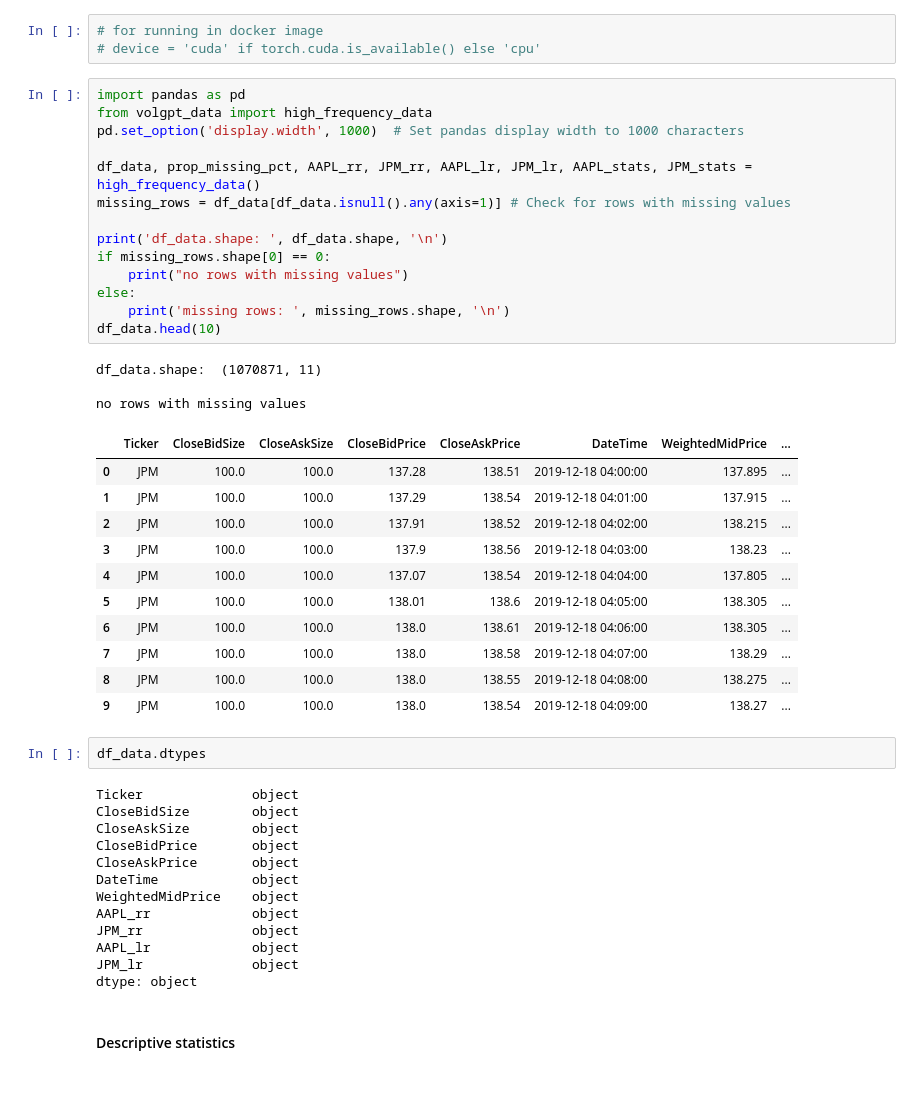
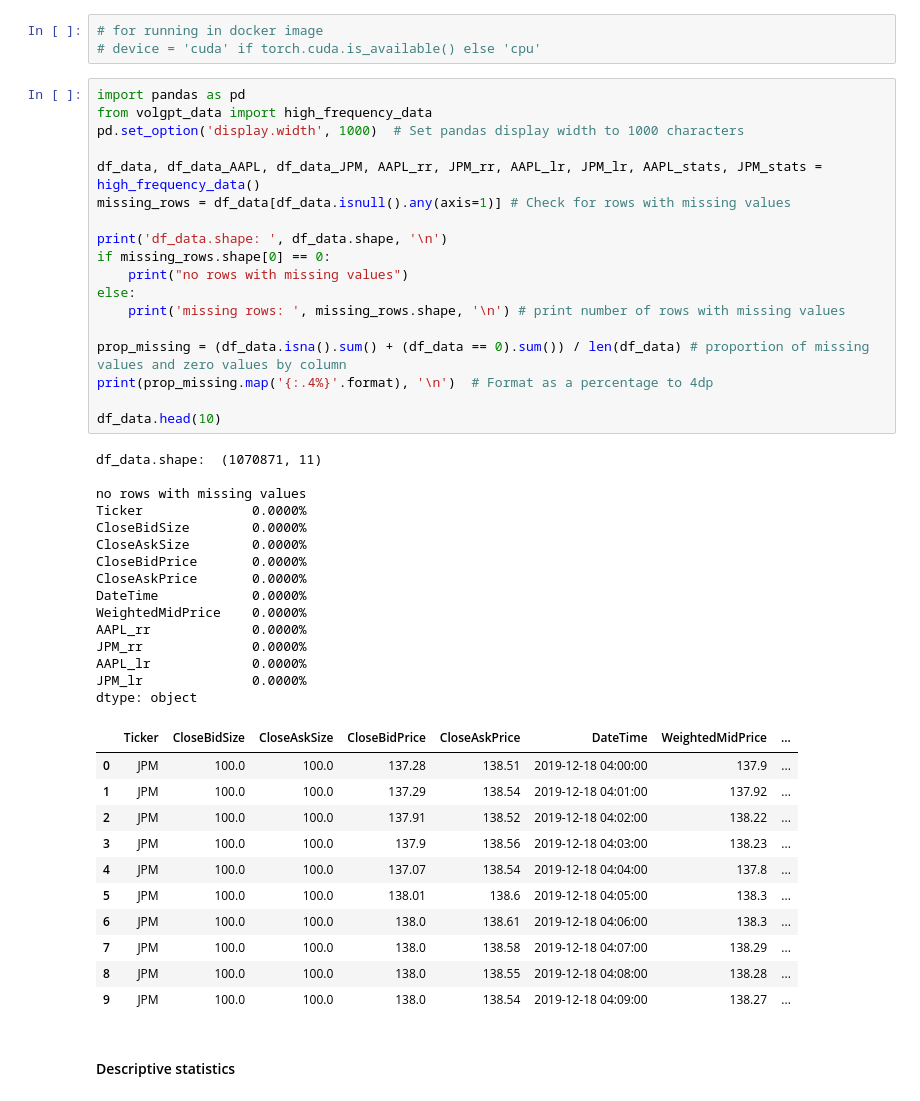
Before and after one commit to g-i-o-r-g-i-o/volgpt, a Jupyter notebook: volgpt_data.ipynb, the cells around one changed output. Cells and saved outputs as stored; diff of their text form.

```diff
--- a/volgpt_data.ipynb
+++ b/volgpt_data.ipynb
@@ -50,47 +55,48 @@ Device name: NVIDIA GeForce RTX 3080 Ti Laptop GPU
 # %%
 import pandas as pd
 from volgpt_data import high_frequency_data
 pd.set_option('display.width', 1000)  # Set pandas display width to 1000 characters
 
-df_data, prop_missing_pct, AAPL_rr, JPM_rr, AAPL_lr, JPM_lr, AAPL_stats, JPM_stats = high_frequency_data()
+df_data, df_data_AAPL, df_data_JPM, AAPL_rr, JPM_rr, AAPL_lr, JPM_lr, AAPL_stats, JPM_stats = high_frequency_data()
 missing_rows = df_data[df_data.isnull().any(axis=1)] # Check for rows with missing values
 
 print('df_data.shape: ', df_data.shape, '\n')
 if missing_rows.shape[0] == 0:
     print("no rows with missing values")
 else:
-    print('missing rows: ', missing_rows.shape, '\n')
+    print('missing rows: ', missing_rows.shape, '\n') # print number of rows with missing values
+
+prop_missing = (df_data.isna().sum() + (df_data == 0).sum()) / len(df_data) # proportion of missing values and zero values by column
+print(prop_missing.map('{:.4%}'.format), '\n')  # Format as a percentage to 4dp
+
 df_data.head(10)
 # %% [output]
 df_data.shape:  (1070871, 11)
 
 no rows with missing values
+Ticker              0.0000%
+CloseBidSize        0.0000%
+CloseAskSize        0.0000%
+CloseBidPrice       0.0000%
+CloseAskPrice       0.0000%
+DateTime            0.0000%
+WeightedMidPrice    0.0000%
+AAPL_rr             0.0000%
+JPM_rr              0.0000%
+AAPL_lr             0.0000%
+JPM_lr              0.0000%
+dtype: object
 |  | Ticker | CloseBidSize | CloseAskSize | CloseBidPrice | CloseAskPrice | DateTime | WeightedMidPrice | ... |
-| 0 | JPM | 100.0 | 100.0 | 137.28 | 138.51 | 2019-12-18 04:00:00 | 137.895 | ... |
-| 1 | JPM | 100.0 | 100.0 | 137.29 | 138.54 | 2019-12-18 04:01:00 | 137.915 | ... |
-| 2 | JPM | 100.0 | 100.0 | 137.91 | 138.52 | 2019-12-18 04:02:00 | 138.215 | ... |
+| 0 | JPM | 100.0 | 100.0 | 137.28 | 138.51 | 2019-12-18 04:00:00 | 137.9 | ... |
+| 1 | JPM | 100.0 | 100.0 | 137.29 | 138.54 | 2019-12-18 04:01:00 | 137.92 | ... |
+| 2 | JPM | 100.0 | 100.0 | 137.91 | 138.52 | 2019-12-18 04:02:00 | 138.22 | ... |
 | 3 | JPM | 100.0 | 100.0 | 137.9 | 138.56 | 2019-12-18 04:03:00 | 138.23 | ... |
-| 4 | JPM | 100.0 | 100.0 | 137.07 | 138.54 | 2019-12-18 04:04:00 | 137.805 | ... |
-| 5 | JPM | 100.0 | 100.0 | 138.01 | 138.6 | 2019-12-18 04:05:00 | 138.305 | ... |
-| 6 | JPM | 100.0 | 100.0 | 138.0 | 138.61 | 2019-12-18 04:06:00 | 138.305 | ... |
+| 4 | JPM | 100.0 | 100.0 | 137.07 | 138.54 | 2019-12-18 04:04:00 | 137.8 | ... |
+| 5 | JPM | 100.0 | 100.0 | 138.01 | 138.6 | 2019-12-18 04:05:00 | 138.3 | ... |
+| 6 | JPM | 100.0 | 100.0 | 138.0 | 138.61 | 2019-12-18 04:06:00 | 138.3 | ... |
 | 7 | JPM | 100.0 | 100.0 | 138.0 | 138.58 | 2019-12-18 04:07:00 | 138.29 | ... |
-| 8 | JPM | 100.0 | 100.0 | 138.0 | 138.55 | 2019-12-18 04:08:00 | 138.275 | ... |
+| 8 | JPM | 100.0 | 100.0 | 138.0 | 138.55 | 2019-12-18 04:08:00 | 138.28 | ... |
 | 9 | JPM | 100.0 | 100.0 | 138.0 | 138.54 | 2019-12-18 04:09:00 | 138.27 | ... |
-# %%
-df_data.dtypes
-# %% [output]
-Ticker              object
-CloseBidSize        object
-CloseAskSize        object
-CloseBidPrice       object
-CloseAskPrice       object
-DateTime            object
-WeightedMidPrice    object
-AAPL_rr             object
-JPM_rr              object
-AAPL_lr             object
-JPM_lr              object
-dtype: object
 # %% [markdown]
 #### Descriptive statistics
 # %%
```
Also changed, not shown: parts of 19 cells of this notebook, 2 other files.
